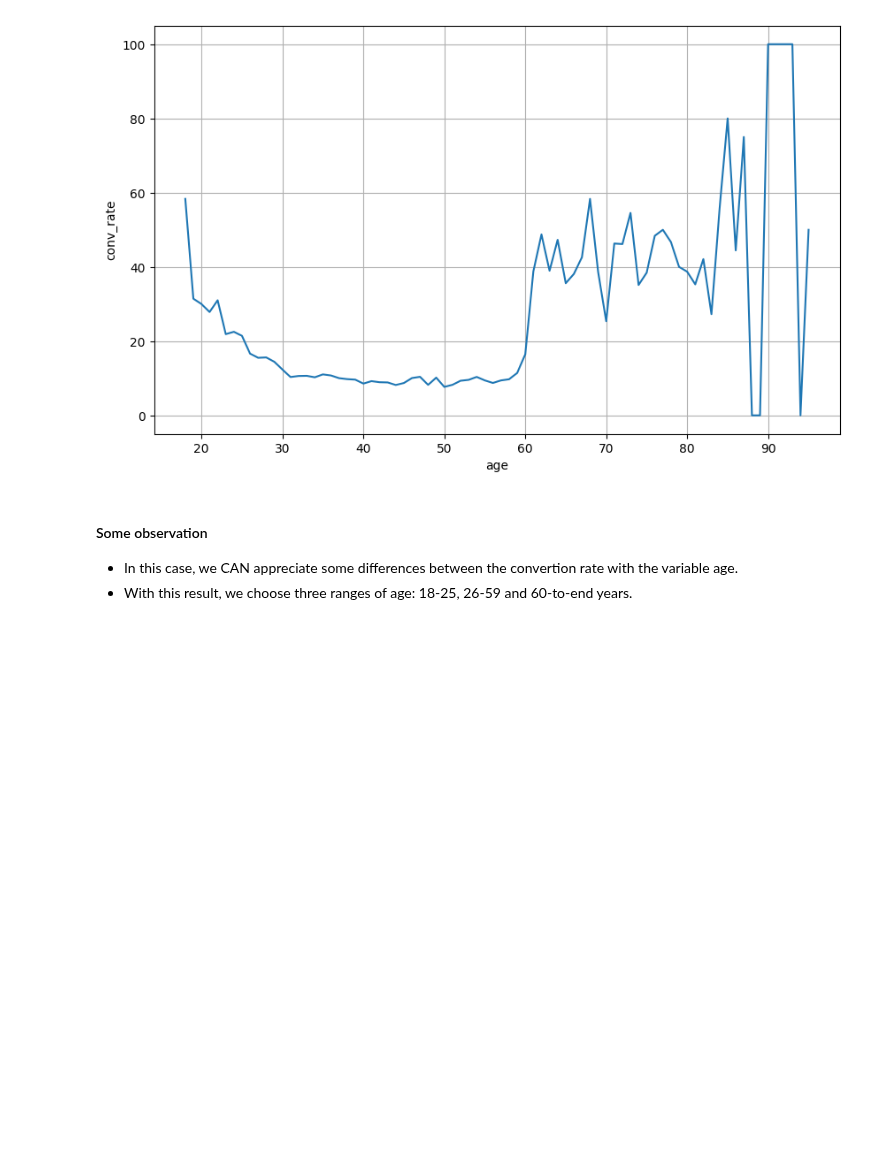
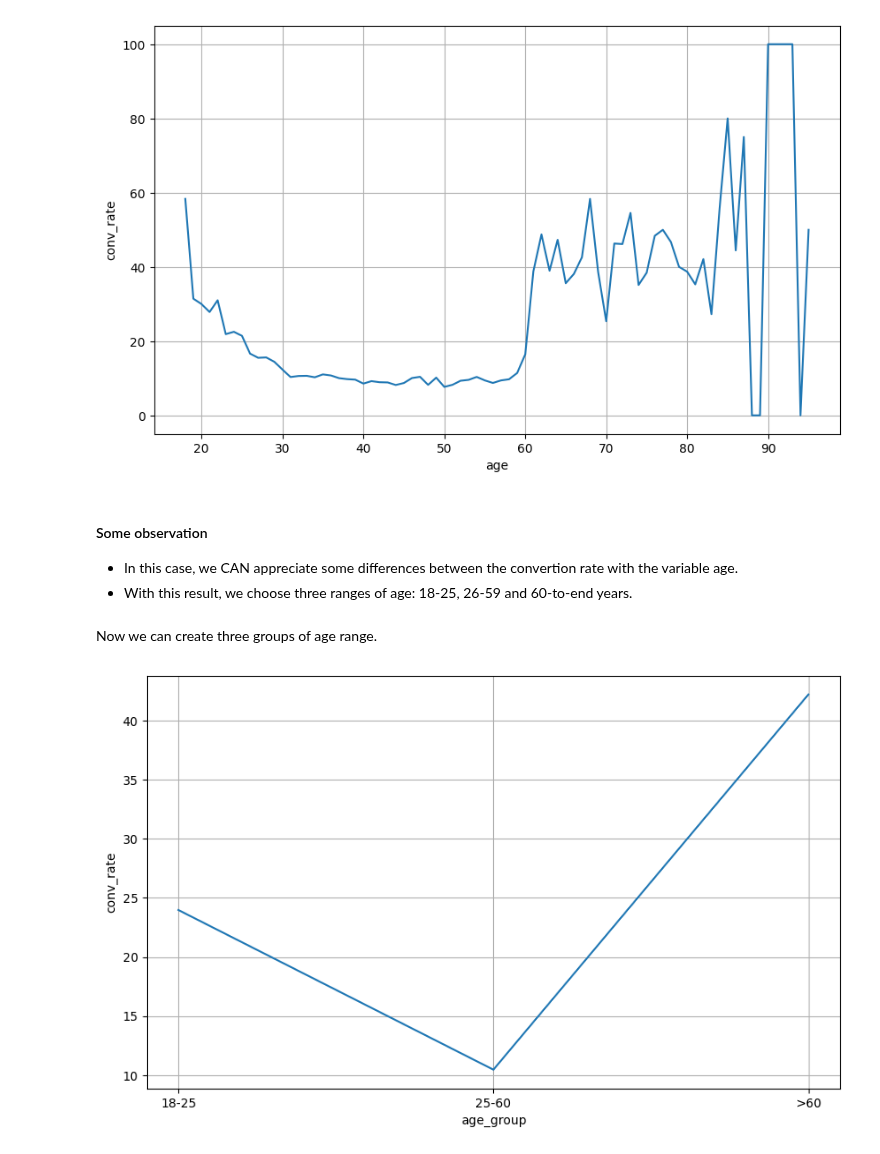
Before and after one commit to MarioSolisB/Profile_of_a_bank_coustomer, a Jupyter notebook: EDA.ipynb, the cells around one changed output. Drawn from its saved outputs; the diff is of its cells as text; code cells hidden in the pictures; blank space fills up the shorter version.

```diff
--- a/EDA.ipynb
+++ b/EDA.ipynb
@@ -298,3 +298,5 @@ graphic_rate_convertion('age', 'y_bin')
 
 - In this case, we CAN appreciate some differences between the convertion rate with the variable age.
 - With this result, we choose three ranges of age: 18-25, 26-59 and 60-to-end years.
+# %% [markdown]
+Now we can create three groups of age range.
@@ -300,0 +308,4 @@ graphic_rate_convertion('age', 'y_bin')
+# %%
+graphic_rate_convertion('age_group', 'y_bin')
+# %% [output]
+[figure, added]
```
Also changed, not shown: parts of 1 cell of this notebook.
